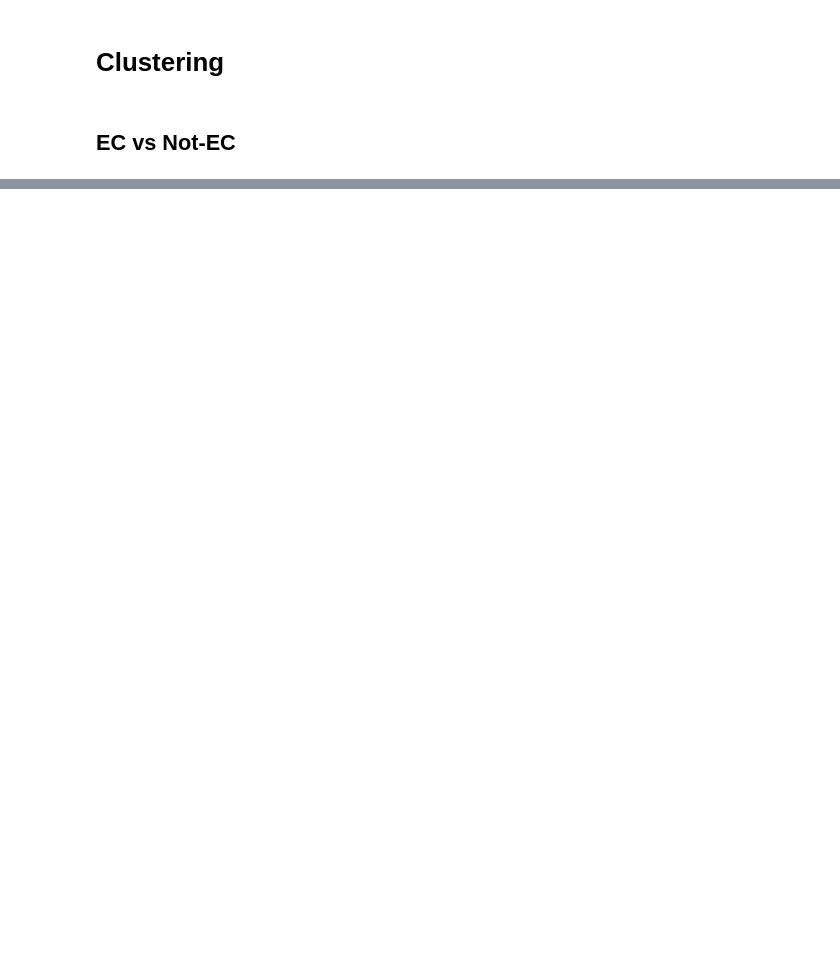
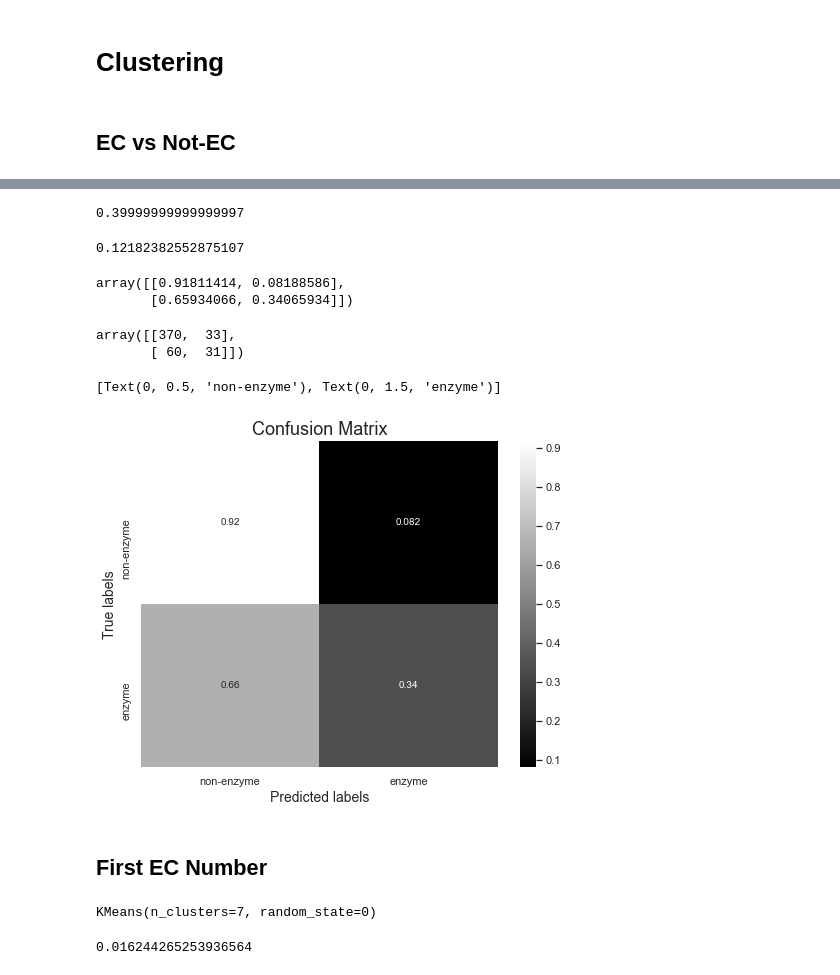
Before and after one commit to HannesStark/ec-number-prediction, a Jupyter notebook: Clustering.ipynb, the cells around one changed output, grey strips where cells are left out. Cells and saved outputs as stored; diff of their text form; code cells hidden in the pictures; blank space fills up the shorter version.

```diff
--- a/Clustering.ipynb
+++ b/Clustering.ipynb
@@ -233,0 +170,4 @@ plt.clf()
+# %%
+test_embeddings_array = np.array(test_embeddings)
+# %%
+y_pred = km.predict(test_embeddings_array)
@@ -233,0 +182,37 @@ plt.clf()
+# %%
+f1_score(test_labels, y_pred)
+# %% [output]
+0.39999999999999997
+# %%
+adjusted_rand_score(train_labels_array[index].astype(np.int32), km.labels_)
+# %% [output]
+0.12182382552875107
+# %%
+cm = confusion_matrix(test_labels, y_pred)
+# %%
+cm/cm.sum(axis=1)[:, np.newaxis]
+# %% [output]
+array([[0.91811414, 0.08188586],
+       [0.65934066, 0.34065934]])
+# %%
+cm
+# %% [output]
+array([[370,  33],
+       [ 60,  31]])
+# %%
+plt.figure(figsize = (8,6))
+ax= plt.subplot()
+sns.heatmap(cm/cm.sum(axis = 1)[:, np.newaxis],
+            annot=True, ax = ax, cmap ='gray'); #annot=True to annotate cells
+
+# labels, title and ticks
+ax.set_xlabel('Predicted labels', fontsize = 14)
+ax.set_ylabel('True labels', fontsize = 14)
+ax.set_title('Confusion Matrix', fontsize = 18)
+ax.xaxis.set_ticklabels(['non-enzyme', 'enzyme'])
+ax.yaxis.set_ticklabels(['non-enzyme', 'enzyme'])
+# %% [output]
+[Text(0, 0.5, 'non-enzyme'), Text(0, 1.5, 'enzyme')]
+[figure, added]
+# %% [markdown]
+## First EC Number
@@ -233,0 +226,4 @@ plt.clf()
+# %%
+km_ec1.fit(train_embeddings_ec_array[index_ec])
+# %% [output]
+KMeans(n_clusters=7, random_state=0)
@@ -233,0 +234,4 @@ plt.clf()
+# %%
+adjusted_rand_score(test_label_ec, y_ec_pred +1)
+# %% [output]
+0.016244265253936564
```
Also changed, not shown: parts of 59 cells of this notebook.
